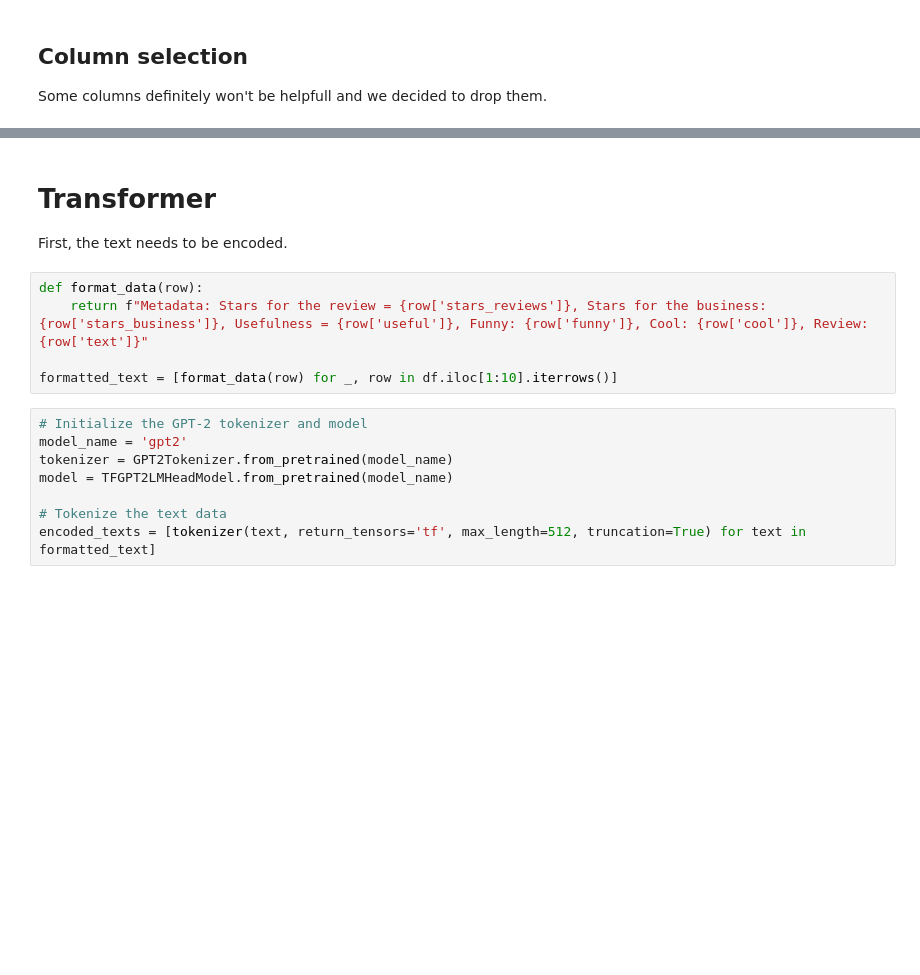
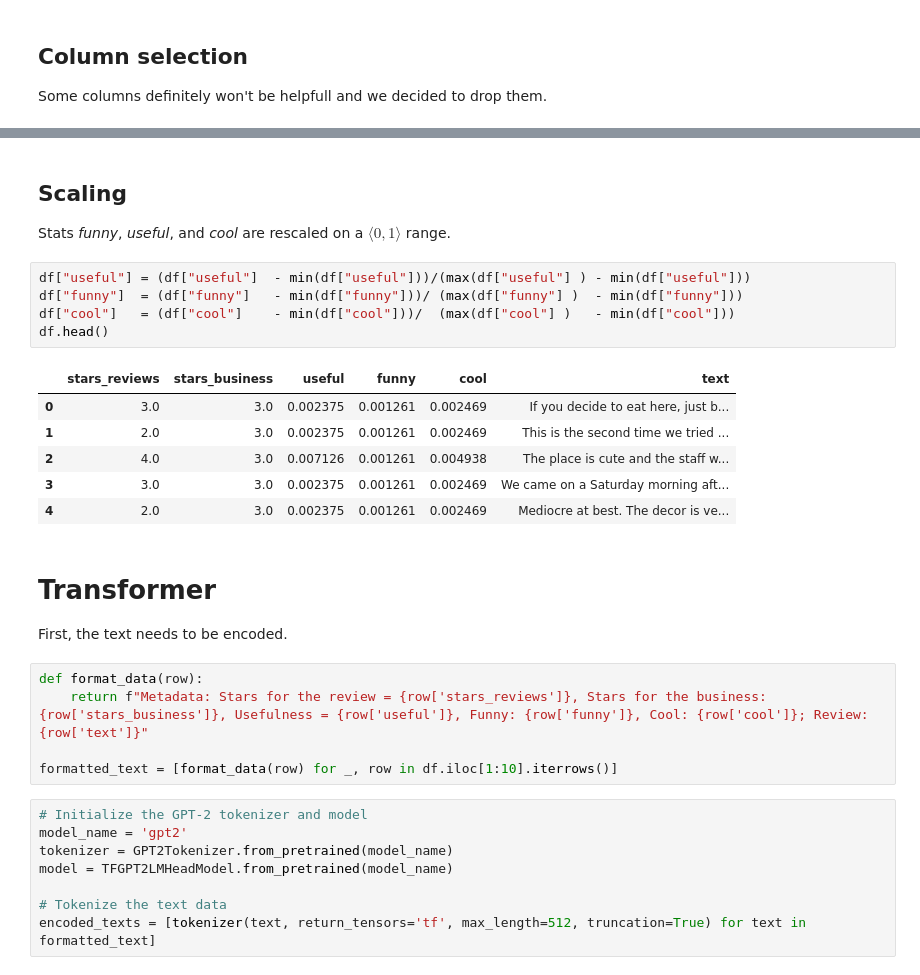
Before and after one commit to balooooooooo/text-analytics-2-coursework, a Jupyter notebook: preprocessing.ipynb, the cells around one changed output, grey strips where cells are left out. Cells and saved outputs as stored; diff of their text form; blank space fills up the shorter version.

```diff
--- a/preprocessing.ipynb
+++ b/preprocessing.ipynb
@@ -75,10 +100,26 @@ df.head()
+# %% [markdown]
+## Scaling
+
+Stats *funny*, *useful*, and *cool* are rescaled on a $\langle 0,1 \rangle$ range.
+# %%
+df["useful"] = (df["useful"]  - min(df["useful"]))/(max(df["useful"] ) - min(df["useful"]))
+df["funny"]  = (df["funny"]   - min(df["funny"]))/ (max(df["funny"] )  - min(df["funny"]))
+df["cool"]   = (df["cool"]    - min(df["cool"]))/  (max(df["cool"] )   - min(df["cool"]))
+df.head()
+# %% [output]
+|  | stars_reviews | stars_business | useful | funny | cool | text |
+| 0 | 3.0 | 3.0 | 0.002375 | 0.001261 | 0.002469 | If you decide to eat here, just b... |
+| 1 | 2.0 | 3.0 | 0.002375 | 0.001261 | 0.002469 | This is the second time we tried ... |
+| 2 | 4.0 | 3.0 | 0.007126 | 0.001261 | 0.004938 | The place is cute and the staff w... |
+| 3 | 3.0 | 3.0 | 0.002375 | 0.001261 | 0.002469 | We came on a Saturday morning aft... |
+| 4 | 2.0 | 3.0 | 0.002375 | 0.001261 | 0.002469 | Mediocre at best. The decor is ve... |
 # %% [markdown]
 # Transformer
 
 First, the text needs to be encoded.
 # %%
 def format_data(row):
-    return f"Metadata: Stars for the review = {row['stars_reviews']}, Stars for the business: {row['stars_business']}, Usefulness = {row['useful']}, Funny: {row['funny']}, Cool: {row['cool']}, Review: {row['text']}"
+    return f"Metadata: Stars for the review = {row['stars_reviews']}, Stars for the business: {row['stars_business']}, Usefulness = {row['useful']}, Funny: {row['funny']}, Cool: {row['cool']}; Review: {row['text']}"
 
 formatted_text = [format_data(row) for _, row in df.iloc[1:10].iterrows()]
 # %%
```
Also changed, not shown: parts of 5 cells of this notebook.
